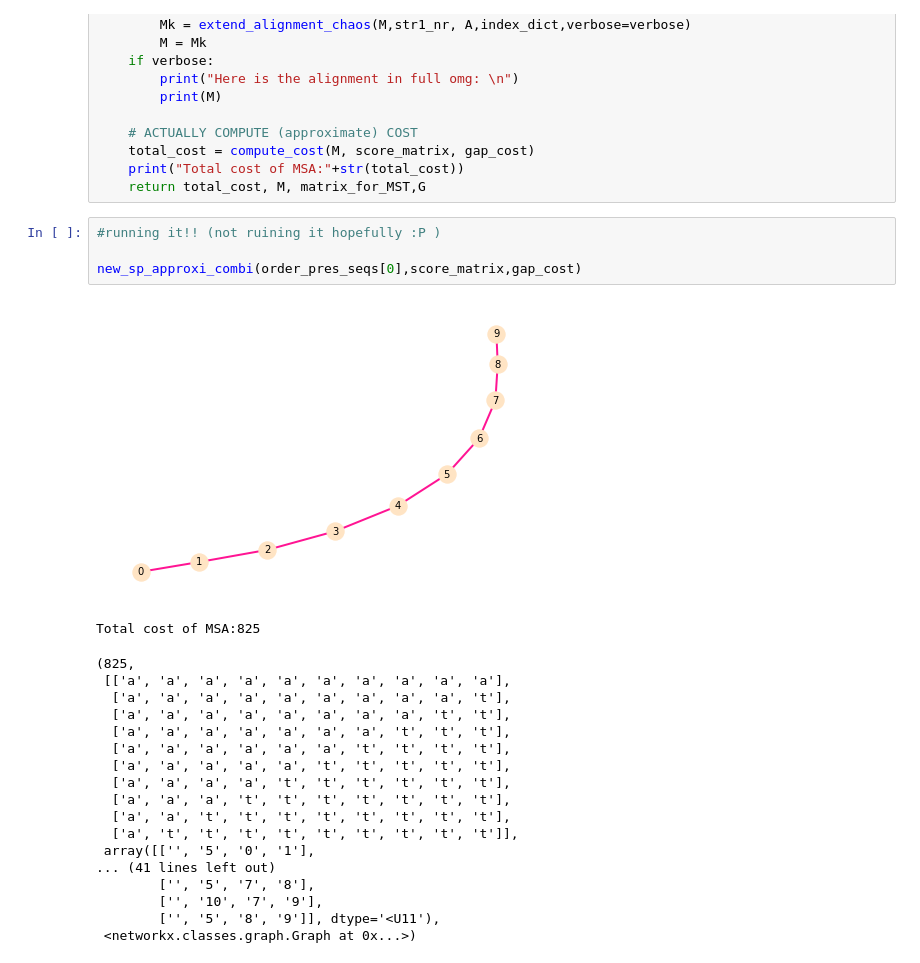
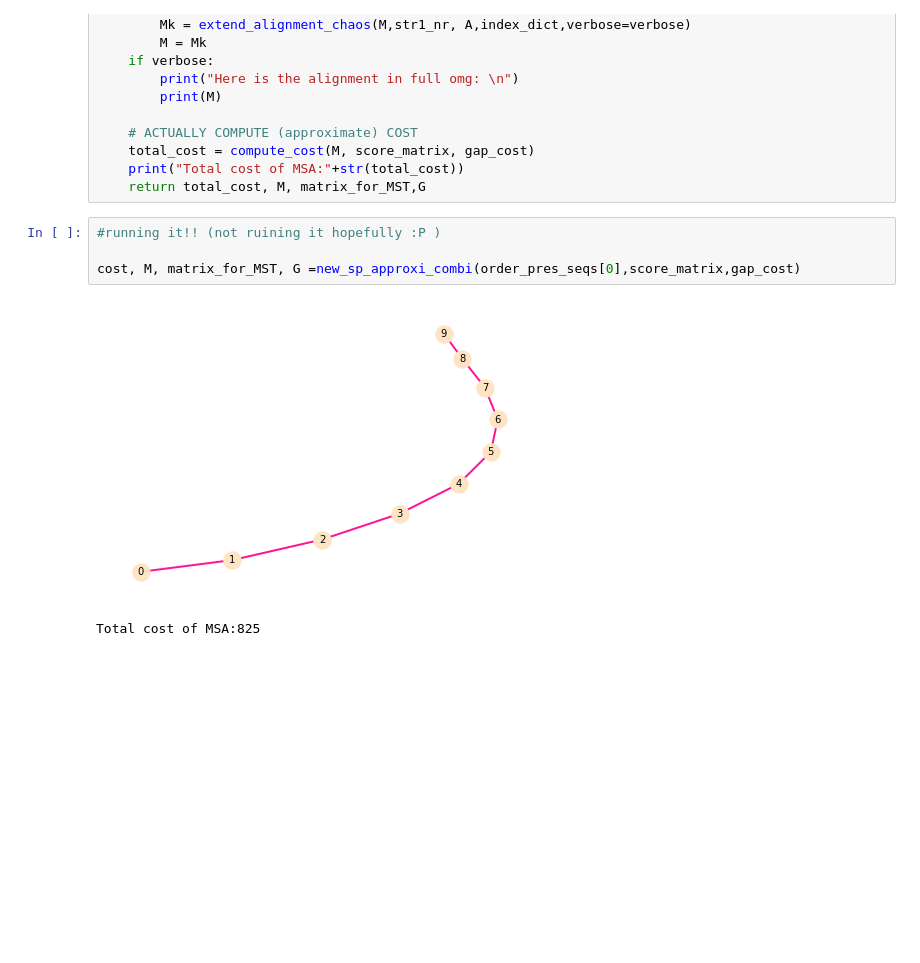
Before and after one commit to AnastasiaKratschmer/projectMST, a Jupyter notebook: only_new_algo_01/new_algo_cleaner_version_01.ipynb, the cells around one changed output. Cells and saved outputs as stored; diff of their text form; blank space fills up the shorter version.

Commit message:
radical grand cleanup pt. 10! Only graph and cost printed when verbose= False.

```diff
--- a/only_new_algo_01/new_algo_cleaner_version_01.ipynb
+++ b/only_new_algo_01/new_algo_cleaner_version_01.ipynb
@@ -120,24 +120,7 @@ def new_sp_approxi_combi(seqs: list[str], score_matrix: dict, gap_cost: int, ver
 # %%
 #running it!! (not ruining it hopefully :P )
 
-new_sp_approxi_combi(order_pres_seqs[0],score_matrix,gap_cost)
+cost, M, matrix_for_MST, G =new_sp_approxi_combi(order_pres_seqs[0],score_matrix,gap_cost)
 # %% [output]
-[figure, old version]
+[figure, new version]
 Total cost of MSA:825
-(825,
- [['a', 'a', 'a', 'a', 'a', 'a', 'a', 'a', 'a', 'a'],
-  ['a', 'a', 'a', 'a', 'a', 'a', 'a', 'a', 'a', 't'],
-  ['a', 'a', 'a', 'a', 'a', 'a', 'a', 'a', 't', 't'],
-  ['a', 'a', 'a', 'a', 'a', 'a', 'a', 't', 't', 't'],
-  ['a', 'a', 'a', 'a', 'a', 'a', 't', 't', 't', 't'],
-  ['a', 'a', 'a', 'a', 'a', 't', 't', 't', 't', 't'],
-  ['a', 'a', 'a', 'a', 't', 't', 't', 't', 't', 't'],
-  ['a', 'a', 'a', 't', 't', 't', 't', 't', 't', 't'],
-  ['a', 'a', 't', 't', 't', 't', 't', 't', 't', 't'],
-  ['a', 't', 't', 't', 't', 't', 't', 't', 't', 't']],
- array([['', '5', '0', '1'],
-... (41 lines left out)
-        ['', '5', '7', '8'],
-        ['', '10', '7', '9'],
-        ['', '5', '8', '9']], dtype='<U11'),
- <networkx.classes.graph.Graph at 0x...>)
```
Also changed, not shown: parts of 1 cell of this notebook, 1 other file.
